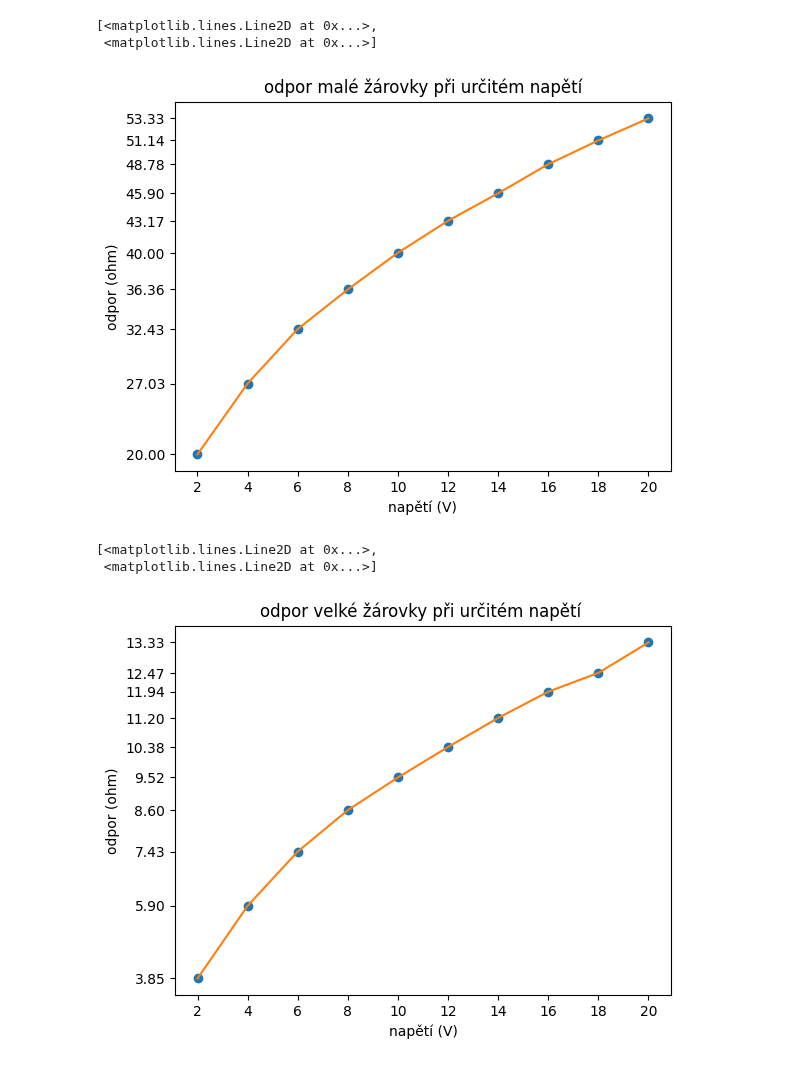
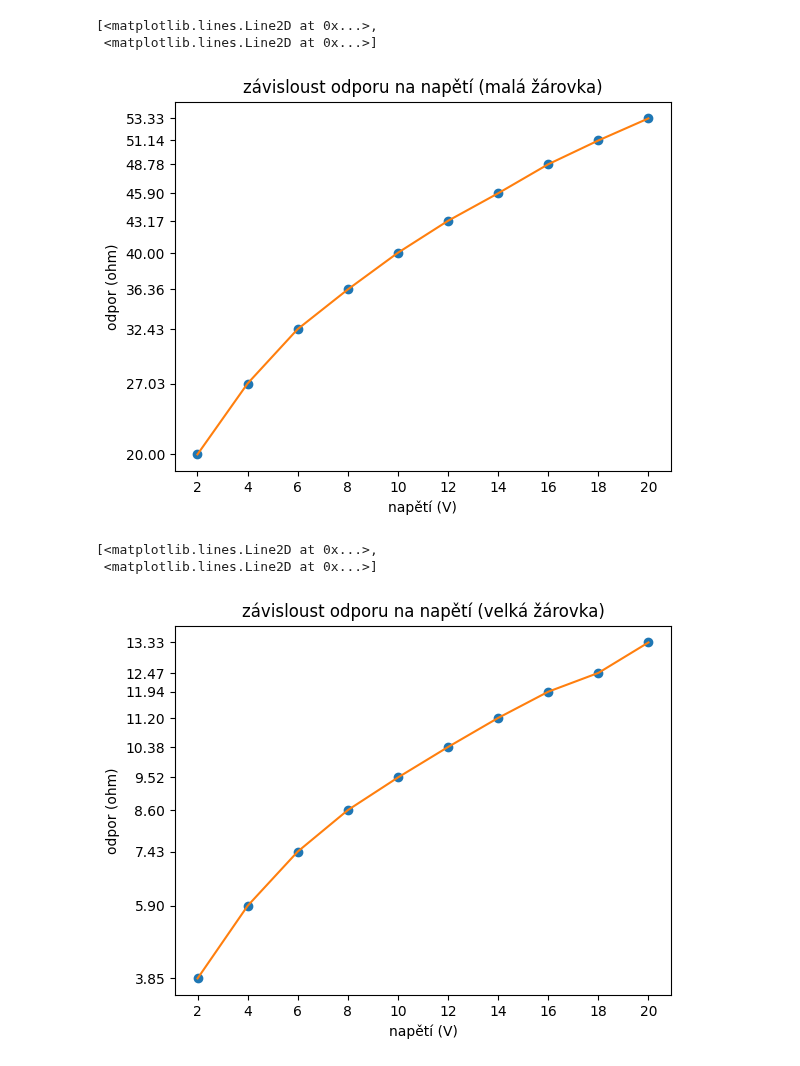
Before and after one commit to JakubSlof/Teddy-bear-detection, a Jupyter notebook: fyzika.ipynb, the cells around one changed output. Cells and saved outputs as stored; diff of their text form; code cells hidden in the pictures.

```diff
--- a/fyzika.ipynb
+++ b/fyzika.ipynb
@@ -39,14 +39,14 @@ y=np.flip(y)
 # %%
 plt.ylabel(r'odpor (ohm)')
 plt.xlabel(r'napětí (V)')
 plt.xticks(x)
 plt.yticks(y)
-plt.title('odpor malé žárovky při určitém napětí')
+plt.title('závisloust odporu na napětí (malá žárovka)')
 plt.plot(x,y,"o",x,y)
 # %% [output]
 [<matplotlib.lines.Line2D at 0x...>,
  <matplotlib.lines.Line2D at 0x...>]
-[figure, old version]
+[figure, new version]
 # %%
 x = np.array([2,4,6,8,10,12,14,16,18,20])
 y = np.array([13.33, 12.47, 11.94, 11.2, 10.38, 9.52, 8.6, 7.43, 5.9, 3.85])
@@ -56,12 +56,12 @@ plt.ylabel(r'odpor (ohm)')
 plt.xlabel(r'napětí (V)')
 plt.xticks(x)
 plt.yticks(y)
-plt.title('odpor velké žárovky při určitém napětí ')
+plt.title('závisloust odporu na napětí (velká žárovka)')
 plt.plot(x,y,"o",x,y)
 # %% [output]
 [<matplotlib.lines.Line2D at 0x...>,
  <matplotlib.lines.Line2D at 0x...>]
-[figure, old version]
+[figure, new version]
 # %%
 x = np.array([2,4,6,8,10,12,14,16,18,20])
 y= np.array([7.5, 6.35, 5.25, 4.27, 3.34, 2.50, 1.76, 1.11, 0.60, 0.20])
```
Also changed, not shown: parts of 4 cells of this notebook.
